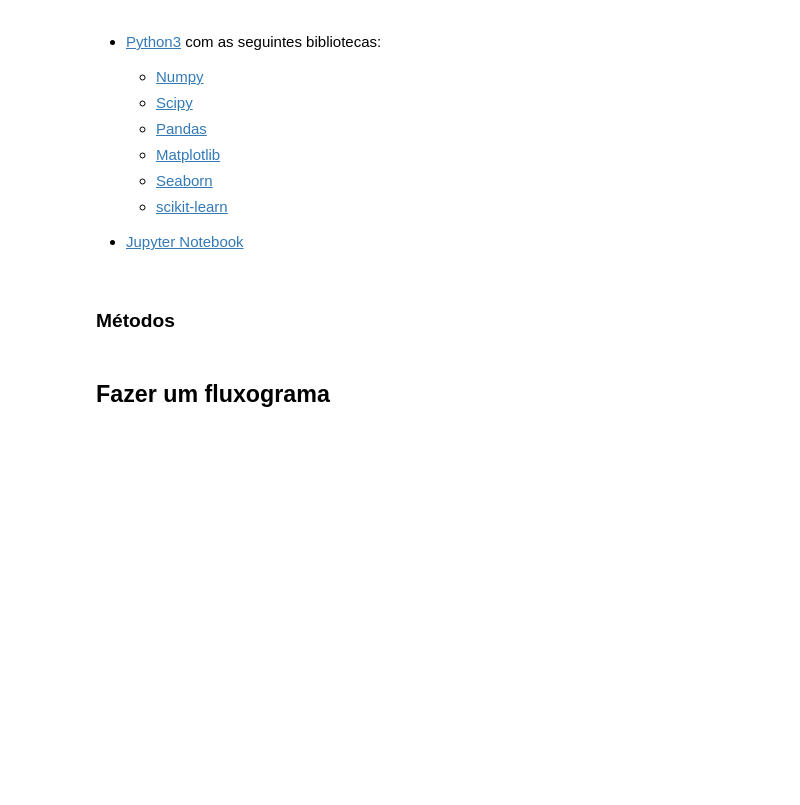
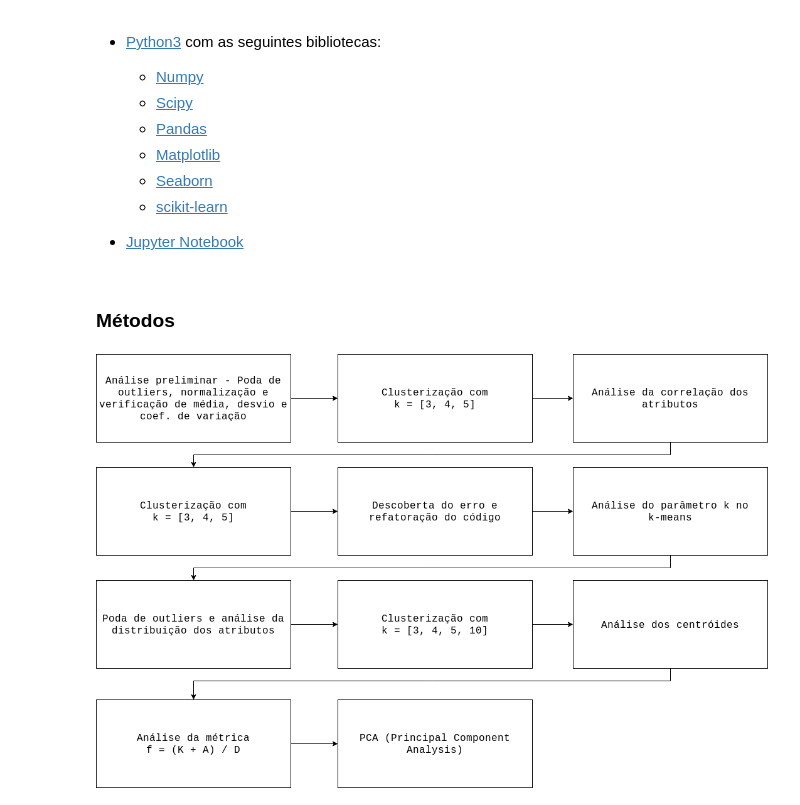
Before and after one commit to gaabrielfranco/notebooks-tcc, a Jupyter notebook: notebooks/presentation.ipynb, the cells around one changed output. Cells and saved outputs as stored; diff of their text form; code cells hidden in the pictures; blank space fills up the shorter version.

Commit message:
presentation-workflow

```diff
--- a/notebooks/presentation.ipynb
+++ b/notebooks/presentation.ipynb
@@ -81,5 +81,3 @@
 [Jupyter Notebook]: <http://jupyter.org/>
 # %% [markdown]
 ### Métodos
-# %% [markdown]
-## Fazer um fluxograma
@@ -85,0 +86,4 @@
+# %%
+Image(filename='data/Workflow.png')
+# %% [output]
+[figure, added]
```
Also changed, not shown: parts of 1 cell of this notebook, 4 other files.
